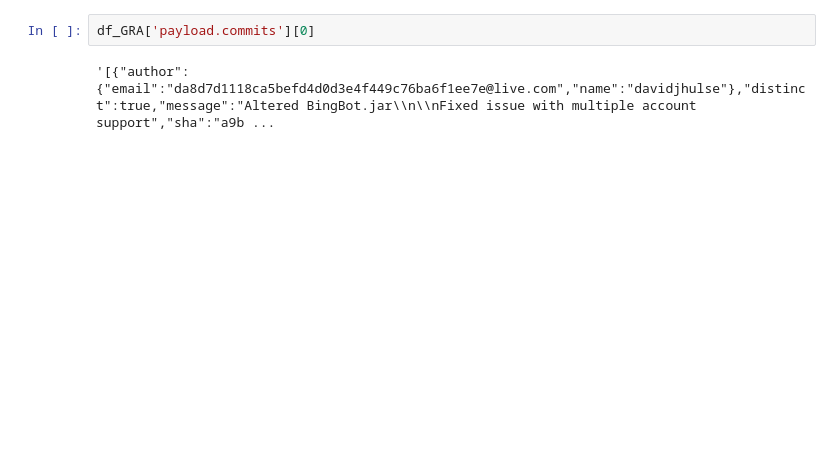
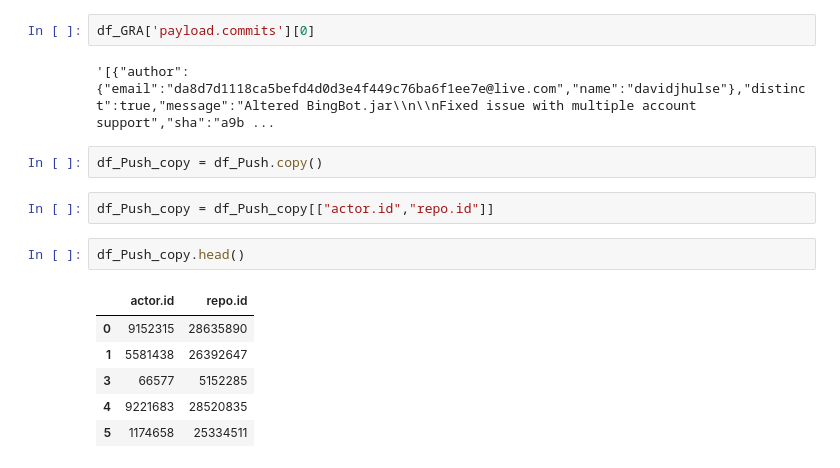
Before and after one commit to prithvikolla/GitHub_Repository_Analysis, a Jupyter notebook: GRA_Analysis.ipynb, the cells around one changed output. Drawn from its saved outputs; the diff is of its cells as text; blank space fills up the shorter version.

```diff
--- a/GRA_Analysis.ipynb
+++ b/GRA_Analysis.ipynb
@@ -253,3 +257,16 @@ plt.boxplot(li['rep_Count'])
 df_GRA['payload.commits'][0]
 # %% [output]
 '[{"author":{"email":"da8d7d1118ca5befd4d0d3e4f449c76ba6f1ee7e@live.com","name":"davidjhulse"},"distinct":true,"message":"Altered BingBot.jar\\n\\nFixed issue with multiple account support","sha":"a9b ...
+# %%
+df_Push_copy = df_Push.copy()
+# %%
+df_Push_copy = df_Push_copy[["actor.id","repo.id"]]
+# %%
+df_Push_copy.head()
+# %% [output]
+|  | actor.id | repo.id |
+| 0 | 9152315 | 28635890 |
+| 1 | 5581438 | 26392647 |
+| 3 | 66577 | 5152285 |
+| 4 | 9221683 | 28520835 |
+| 5 | 1174658 | 25334511 |
```
Also changed, not shown: parts of 12 cells of this notebook.
